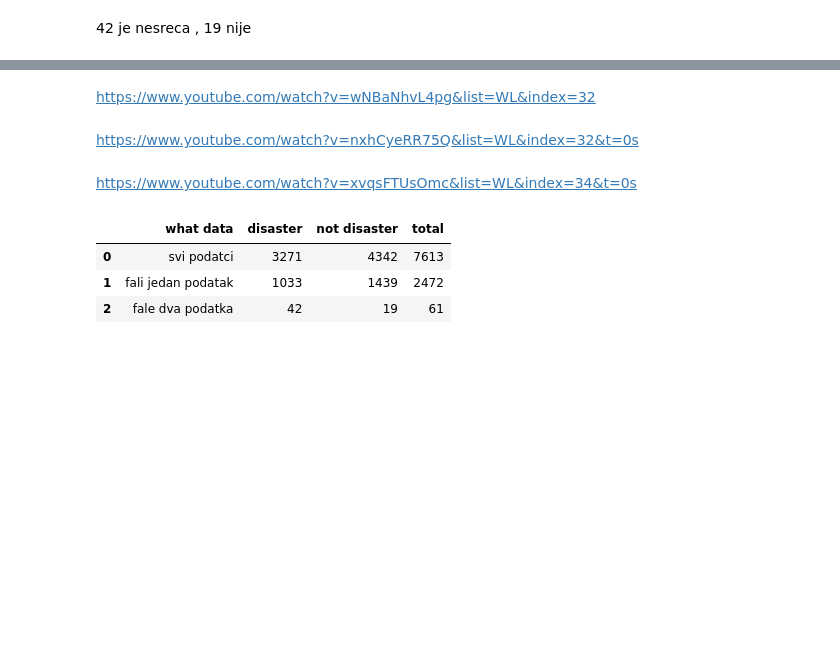
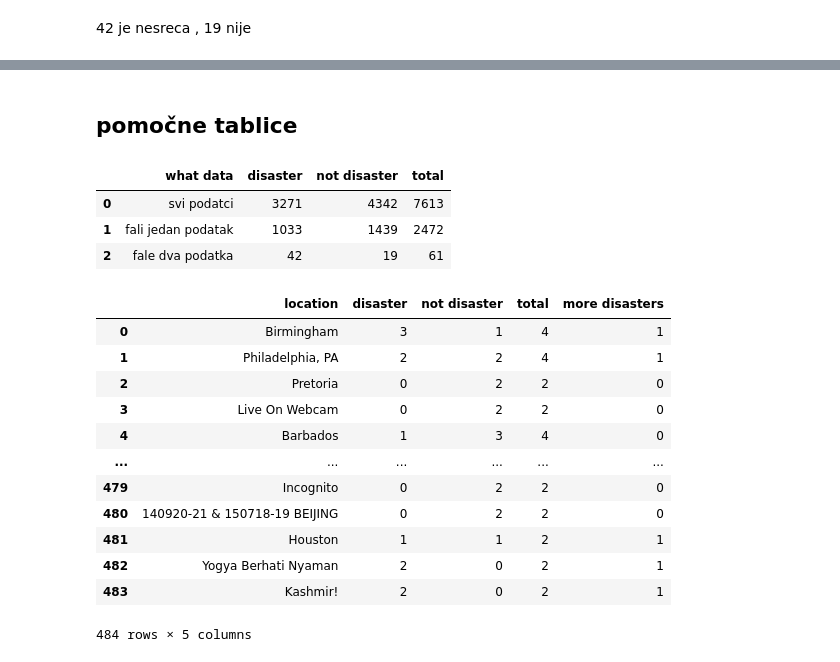
Before and after one commit to auroraautonoa/Strojno-u-enje, a Jupyter notebook: Eksploratornom analiza skupa podataka.ipynb, the cells around one changed output, grey strips where cells are left out. Drawn from its saved outputs; the diff is of its cells as text; code cells hidden in the pictures; blank space fills up the shorter version.

```diff
--- a/PODATCI.ipynb
+++ b/Eksploratornom analiza skupa podataka.ipynb
@@ -270,9 +199,5 @@ data[(data['location'].isnull()) & (data['keyword'].isnull()) & (data['target']=
-# %% [markdown]
-https://www.youtube.com/watch?v=wNBaNhvL4pg&list=WL&index=32
-# %% [markdown]
-https://www.youtube.com/watch?v=nxhCyeRR75Q&list=WL&index=32&t=0s
-# %% [markdown]
-https://www.youtube.com/watch?v=xvqsFTUsOmc&list=WL&index=34&t=0s
+# %% [markdown]
+## pomočne tablice
 # %%
 podatci = [['svi podatci',3271, 4342,7613],['fali jedan podatak',1033,1439,2472] ,['fale dva podatka',42, 19,61]]
 pd.DataFrame(podatci, columns=["what data ", "disaster","not disaster","total"])
@@ -281,3 +206,28 @@ pd.DataFrame(podatci, columns=["what data ", "disaster","not disaster","total"])
 | 0 | svi podatci | 3271 | 4342 | 7613 |
 | 1 | fali jedan podatak | 1033 | 1439 | 2472 |
 | 2 | fale dva podatka | 42 | 19 | 61 |
+# %%
+pov=pd.DataFrame(columns=["location", "disaster","not disaster","total","more disasters"])
+for i in range (0,len(P)):
+    ukupno=data.loc[data['location']==P[i]].shape[0]
+    ND=data.loc[(data['location']==P[i]) & (data['target']==0)].shape[0]
+    if ( ukupno-ND > ND ):
+        MD=1
+    else:
+        MD=0
+    pov=pov.append({'location' : P[i] , 'disaster' : ukupno-ND , 'not disaster' : ND , 'total':ukupno, 'more disasters' : MD} , ignore_index=True)
+pov
+# %% [output]
+|  | location | disaster | not disaster | total | more disasters |
+| 0 | Birmingham | 3 | 1 | 4 | 1 |
+| 1 | Philadelphia, PA | 2 | 2 | 4 | 1 |
+| 2 | Pretoria | 0 | 2 | 2 | 0 |
+| 3 | Live On Webcam | 0 | 2 | 2 | 0 |
+| 4 | Barbados | 1 | 3 | 4 | 0 |
+| ... | ... | ... | ... | ... | ... |
+| 479 | Incognito | 0 | 2 | 2 | 0 |
+| 480 | 140920-21 & 150718-19 BEIJING | 0 | 2 | 2 | 0 |
+| 481 | Houston | 1 | 1 | 2 | 1 |
+| 482 | Yogya Berhati Nyaman | 2 | 0 | 2 | 1 |
+| 483 | Kashmir! | 2 | 0 | 2 | 1 |
+484 rows × 5 columns
```
Also changed, not shown: parts of 10 cells of this notebook, 5 other files.
